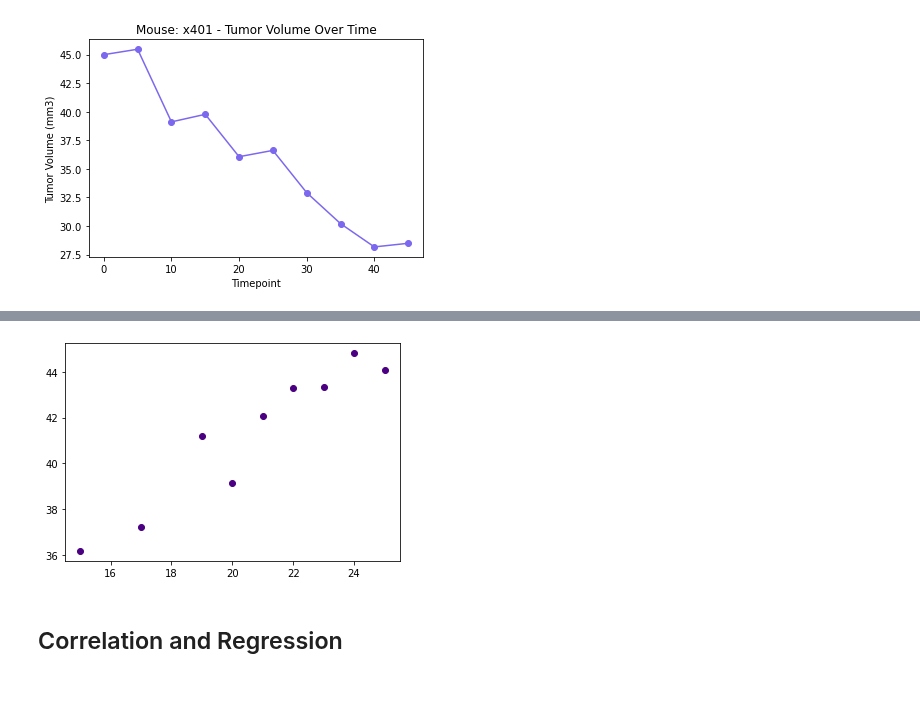
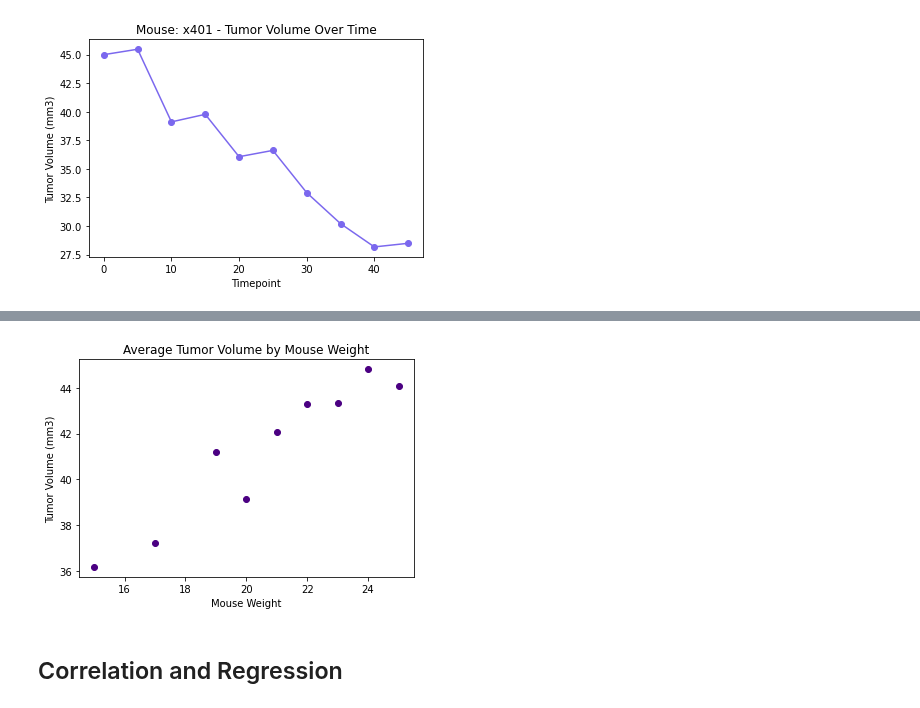
Before and after one commit to LP-116/matplotlib-challenge, a Jupyter notebook: pymaceuticals_starter.ipynb, the cells around one changed output, grey strips where cells are left out. Drawn from its saved outputs; the diff is of its cells as text; code cells hidden in the pictures.

```diff
--- a/pymaceuticals_starter.ipynb
+++ b/pymaceuticals_starter.ipynb
@@ -459,9 +441,12 @@ Name: Tumor Volume (mm3), dtype: float64
 # %%
 avg_tumor = weight_group["Tumor Volume (mm3)"].mean()
 avg_df = pd.DataFrame({"Average Tumor Vol": avg_tumor})
 avg_df = avg_df.reset_index()
 
+plt.xlabel("Mouse Weight")
+plt.ylabel("Tumor Volume (mm3)")
+plt.title("Average Tumor Volume by Mouse Weight")
 plt.scatter(avg_df["Weight (g)"], avg_df["Average Tumor Vol"], marker="o", color="indigo")
 plt.show()
 # %% [output]
-[figure, old version]
+[figure, new version]
```
Also changed, not shown: parts of 9 cells of this notebook.
